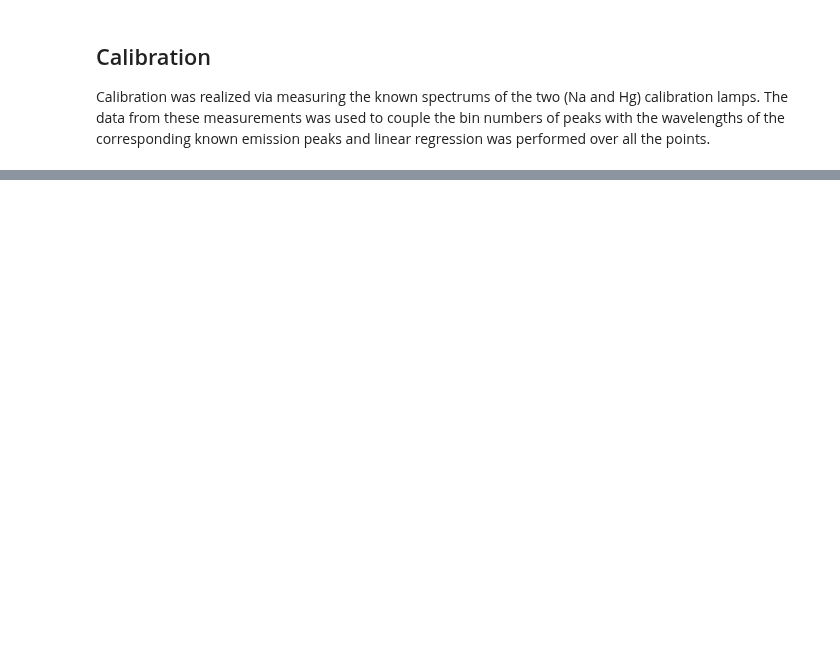
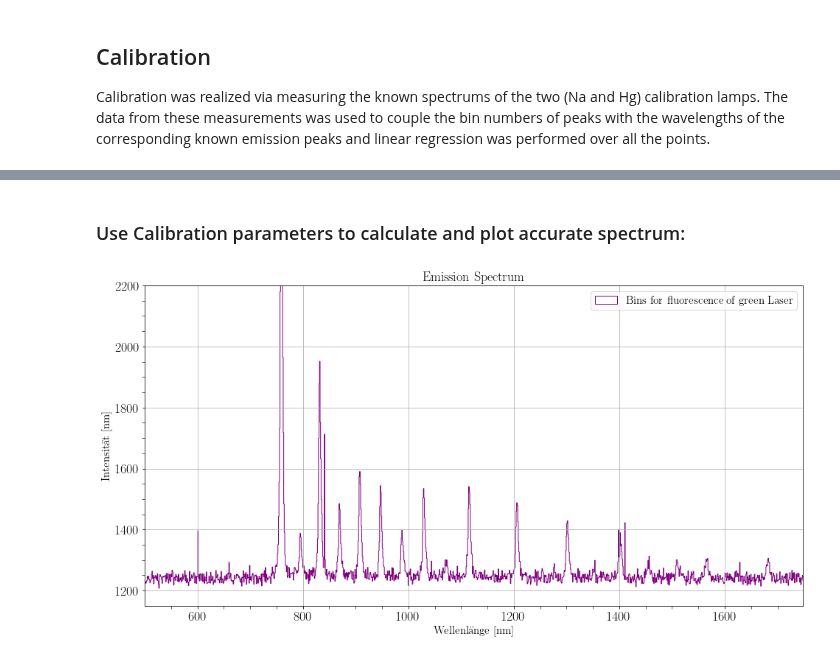
Before and after one commit to MayerPablo/FP, a Jupyter notebook: Jod/Jod.ipynb, the cells around one changed output, grey strips where cells are left out. Cells and saved outputs as stored; diff of their text form; code cells hidden in the pictures; blank space fills up the shorter version.

```diff
--- a/Jod/Jod.ipynb
+++ b/Jod/Jod.ipynb
@@ -241,0 +297,24 @@ SyntaxError: invalid syntax (<ipython-input-6-c6163801de65>, line 18)
+# %% [markdown]
+### Use Calibration parameters to calculate and plot accurate spectrum:
+# %%
+binsFluorCal = binsFluor*m+b
+
+# Adjust plot size
+plt.figure(figsize=(16, 8))
+
+# Draw the Datapoints
+plt.hist(binsFluor, bins=nBinsFluor, histtype='step', color='purple',
+           weights=intensitiesFluor, label=r'Bins for fluorescence of green Laser')
+
+plt.xlim([500, nBinsFluor-300])
+plt.ylim([1150, 2200])
+
+# Axislabels
+plt.xlabel(r'Wellenlänge [nm]')
+plt.ylabel(r'Intensität [nm]')
+plt.title("Emission Spectrum")
+
+plt.legend()
+plt.show()
+# %% [output]
+[figure, added]
```
Also changed, not shown: parts of 6 cells of this notebook, 14 other files.
